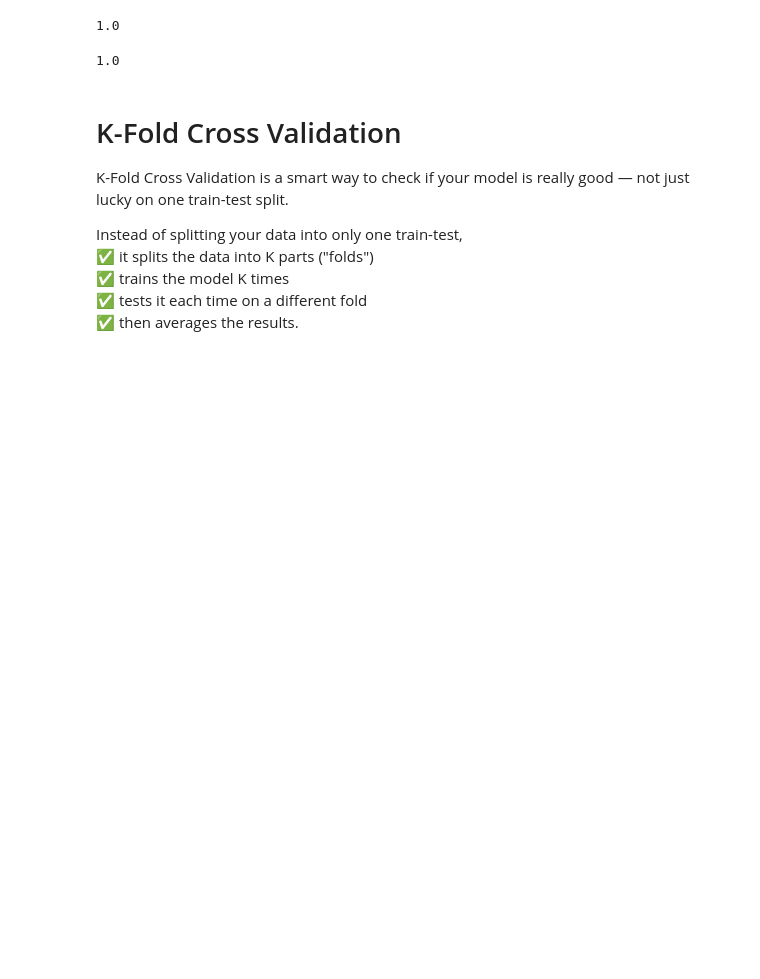
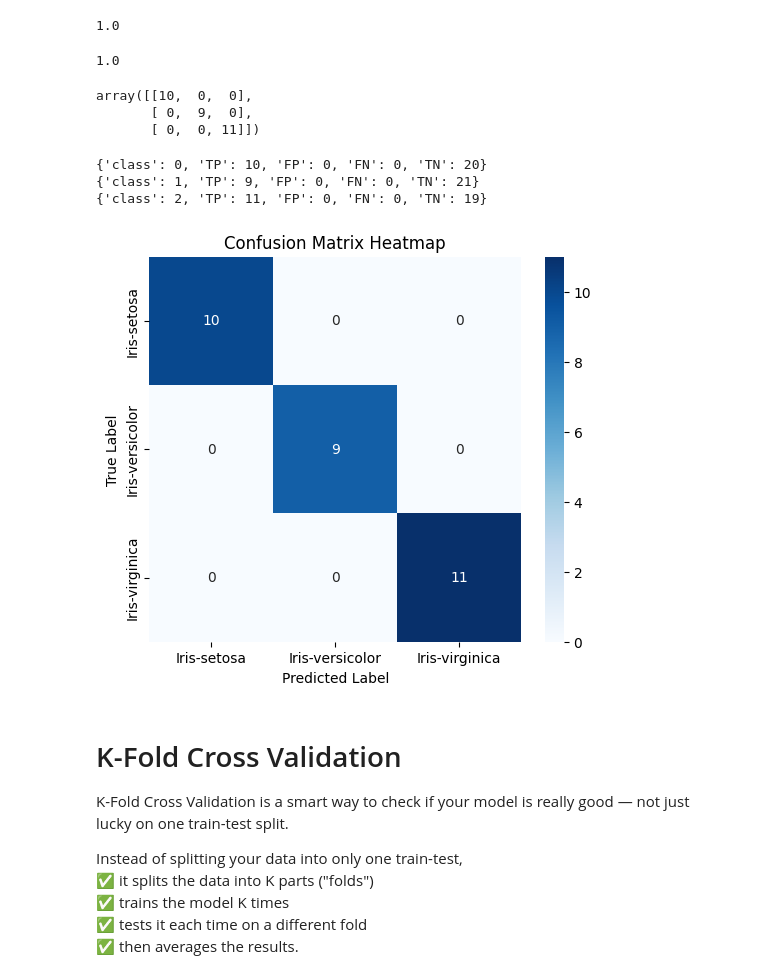
Before and after one commit to tirthraj07/DSBDA-LAB, a Jupyter notebook: Assignment 09/assignment9.ipynb, the cells around one changed output. Drawn from its saved outputs; the diff is of its cells as text; code cells hidden in the pictures; blank space fills up the shorter version.

```diff
--- a/Assignment 09/assignment9.ipynb
+++ b/Assignment 09/assignment9.ipynb
@@ -145,3 +145,10 @@ accuracy_score(y_test, y_pred)
 precision_score(y_test, y_pred, average='weighted')
 # %% [output]
 1.0
+# %%
+cm = confusion_matrix(y_true=y_test, y_pred=y_pred)
+cm
+# %% [output]
+array([[10,  0,  0],
+       [ 0,  9,  0],
+       [ 0,  0, 11]])
@@ -148,3 +178,27 @@ precision_score(y_test, y_pred, average='weighted')
+# %%
+metrics = calculate_tp_tn_fp_fn(cm)
+for m in metrics:
+    print(m)
+# %% [output]
+{'class': 0, 'TP': 10, 'FP': 0, 'FN': 0, 'TN': 20}
+{'class': 1, 'TP': 9, 'FP': 0, 'FN': 0, 'TN': 21}
+{'class': 2, 'TP': 11, 'FP': 0, 'FN': 0, 'TN': 19}
+# %%
+import seaborn as sns
+import matplotlib.pyplot as plt
+
+class_names = le.classes_
+
+plt.figure(figsize=(6, 5))
+sns.heatmap(cm, annot=True, fmt='d', cmap='Blues',
+            xticklabels=class_names, yticklabels=class_names, cbar=True)
+
+plt.title('Confusion Matrix Heatmap')
+plt.xlabel('Predicted Label')
+plt.ylabel('True Label')
+plt.show()
+# %% [output]
+[figure, added]
 # %% [markdown]
 # K-Fold Cross Validation
 
```
Also changed, not shown: parts of 1 cell of this notebook, 9 other files.
